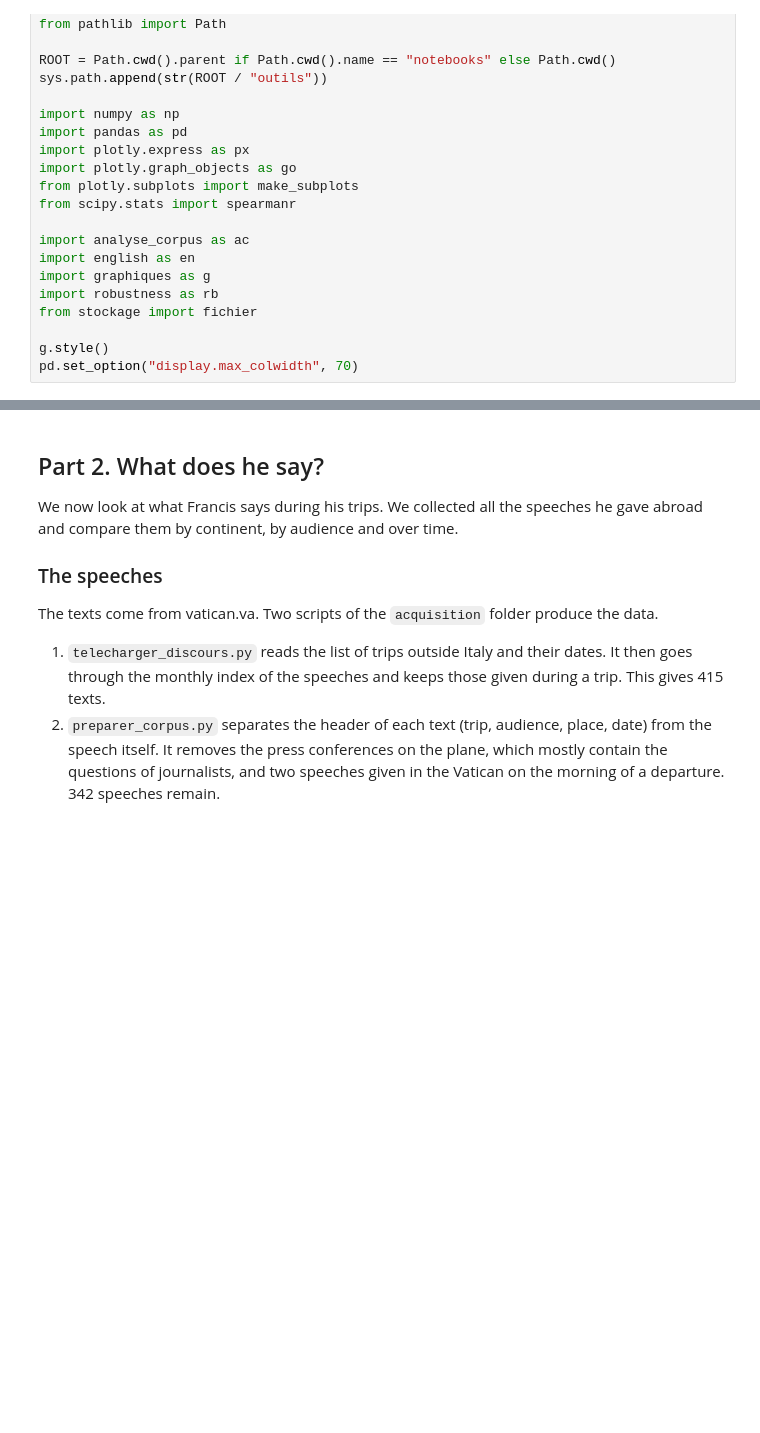
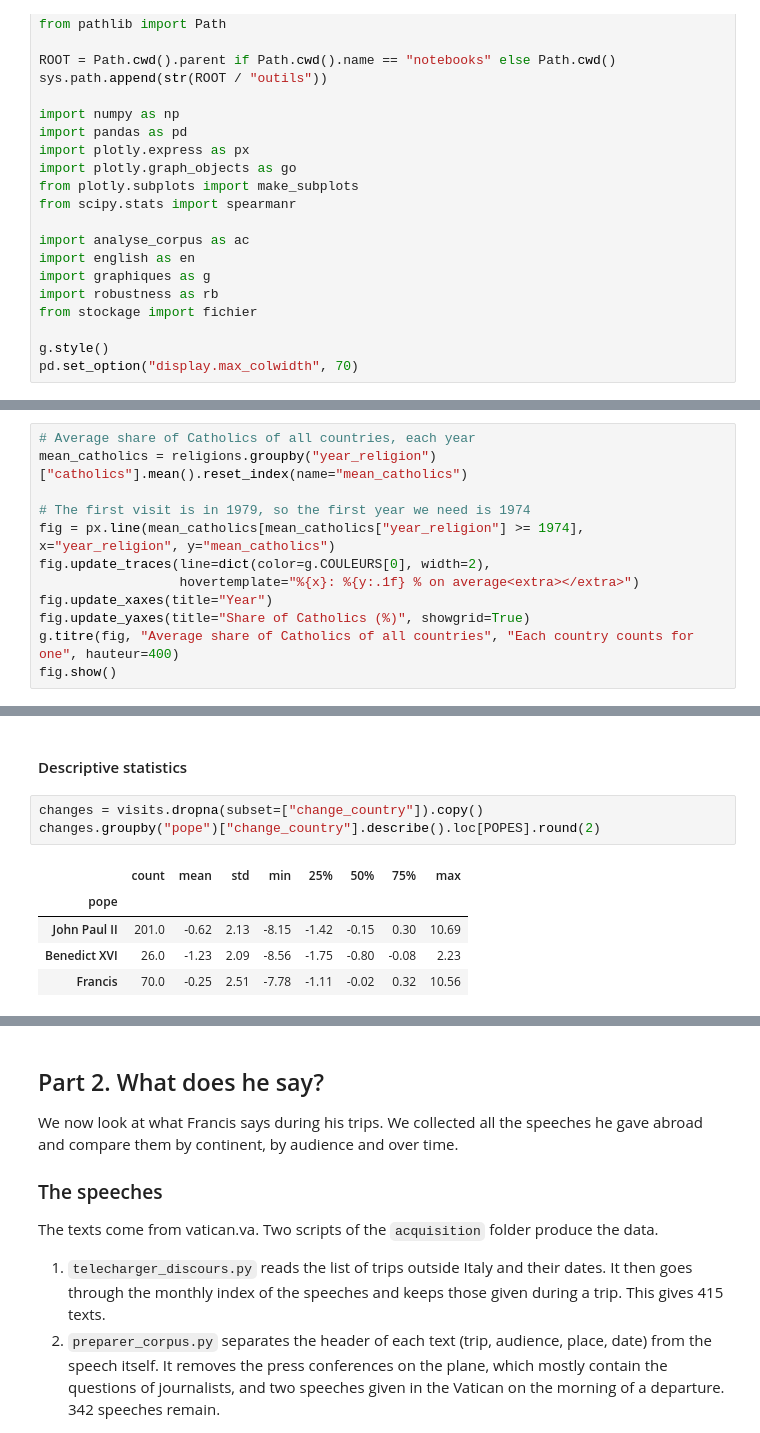
Before and after one commit to arthurdrk/projet-discours, a Jupyter notebook: main.ipynb, the cells around one changed output, grey strips where cells are left out. Saved outputs shown, nothing was run; the diff lists cells and outputs as text; blank space fills up the shorter version.

```diff
--- a/main.ipynb
+++ b/main.ipynb
@@ -493,0 +431,12 @@ In the bar chart, high-income countries receive the most visits for the three po
+# %%
+# Average share of Catholics of all countries, each year
+mean_catholics = religions.groupby("year_religion")["catholics"].mean().reset_index(name="mean_catholics")
+
+# The first visit is in 1979, so the first year we need is 1974
+fig = px.line(mean_catholics[mean_catholics["year_religion"] >= 1974], x="year_religion", y="mean_catholics")
+fig.update_traces(line=dict(color=g.COULEURS[0], width=2),
+                  hovertemplate="%{x}: %{y:.1f} % on average<extra></extra>")
+fig.update_xaxes(title="Year")
+fig.update_yaxes(title="Share of Catholics (%)", showgrid=True)
+g.titre(fig, "Average share of Catholics of all countries", "Each country counts for one", hauteur=400)
+fig.show()
@@ -493,0 +470,11 @@ In the bar chart, high-income countries receive the most visits for the three po
+# %% [markdown]
+#### Descriptive statistics
+# %%
+changes = visits.dropna(subset=["change_country"]).copy()
+changes.groupby("pope")["change_country"].describe().loc[POPES].round(2)
+# %% [output]
+|  | count | mean | std | min | 25% | 50% | 75% | max |
+| pope |  |  |  |  |  |  |  |  |
+| John Paul II | 201.0 | -0.62 | 2.13 | -8.15 | -1.42 | -0.15 | 0.30 | 10.69 |
+| Benedict XVI | 26.0 | -1.23 | 2.09 | -8.56 | -1.75 | -0.80 | -0.08 | 2.23 |
+| Francis | 70.0 | -0.25 | 2.51 | -7.78 | -1.11 | -0.02 | 0.32 | 10.56 |
```
Also changed, not shown: parts of 84 cells of this notebook.
